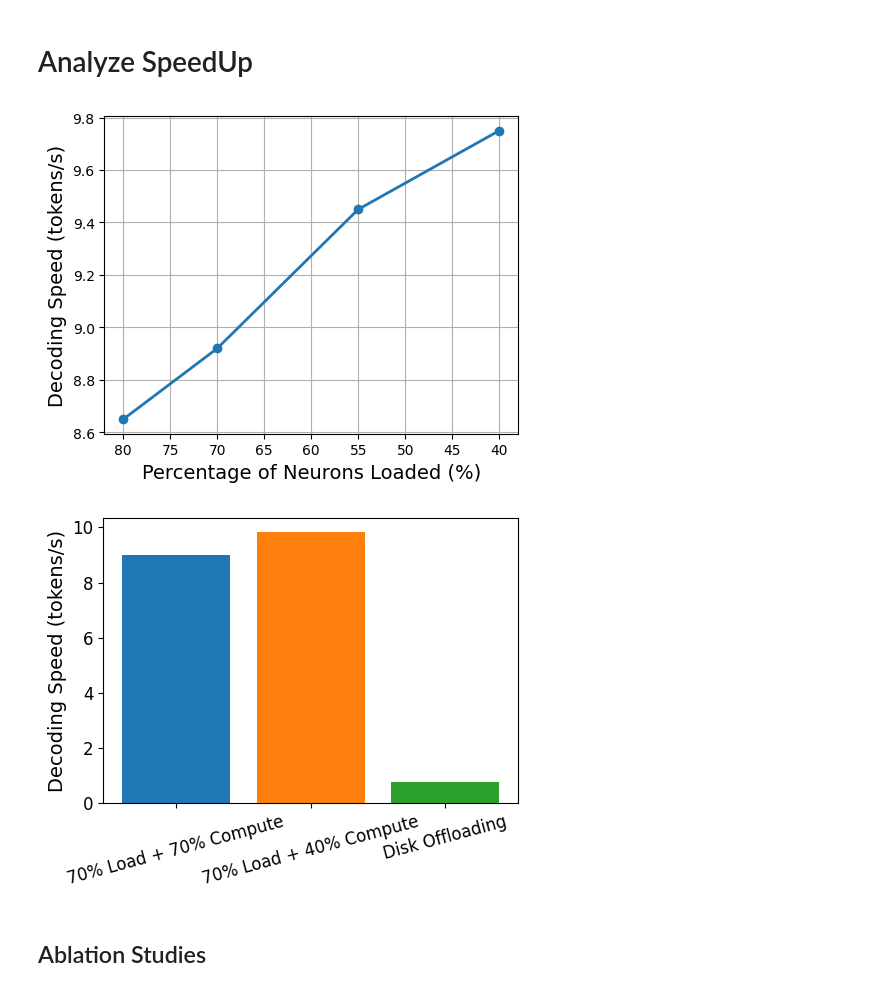
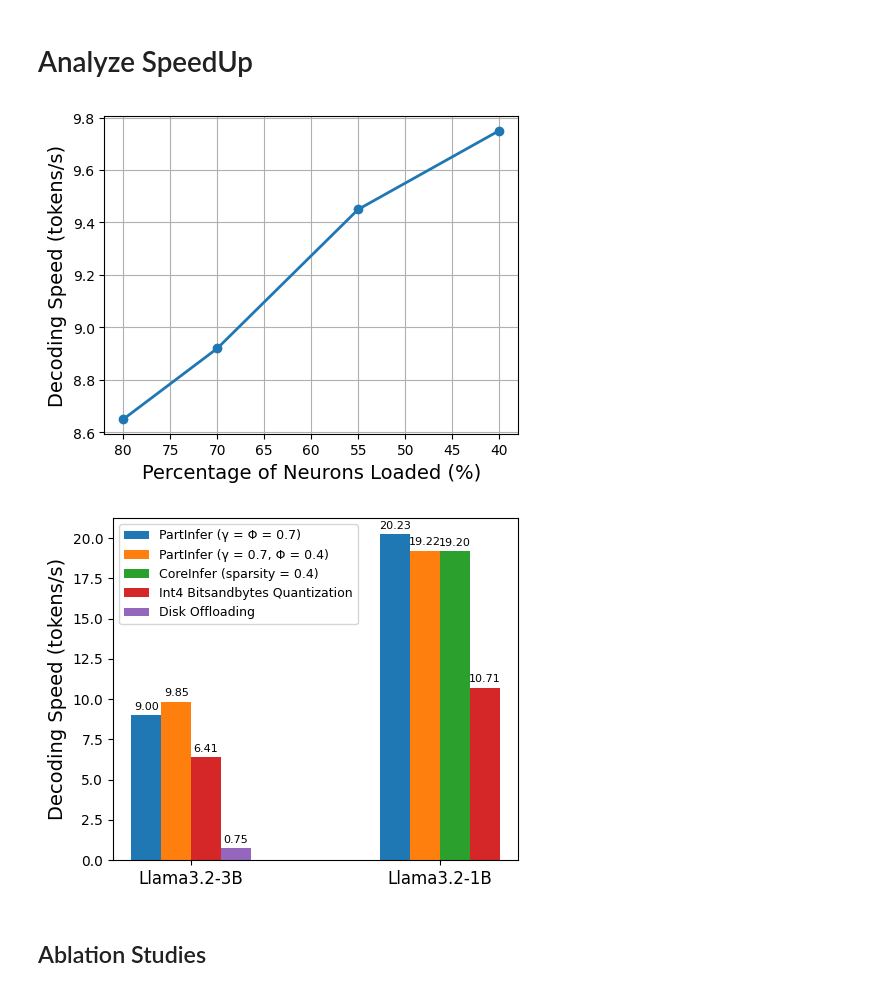
Before and after one commit to Huzifa1/PartInfer, a Jupyter notebook: results/analyze.ipynb, the cells around one changed output. Cells and saved outputs as stored; diff of their text form; code cells hidden in the pictures.

Commit message:
Add quantized llama3-3b & qwen2.5-3b

```diff
--- a/results/analyze.ipynb
+++ b/results/analyze.ipynb
@@ -174,42 +174,91 @@ for graph in graphs:
 # %% [markdown]
 # Analyze SpeedUp
 # %%
+from matplotlib.patches import Patch
 import matplotlib.pyplot as plt
+import numpy as np
 
 # ---------------- Graph 1: Partial Loading ----------------
 loading_perc = [80, 70, 55, 40]
 throughput_loading = [8.65, 8.92, 9.45, 9.75]
 
 plt.figure(figsize=(5,4))
 plt.plot(loading_perc, throughput_loading, marker='o', linewidth=2)
 plt.xlabel("Percentage of Neurons Loaded (%)", fontsize=14)
 plt.ylabel("Decoding Speed (tokens/s)", fontsize=14)
 # plt.title("Effect of Partial Loading on Decoding Speed")
 plt.grid(True)
 plt.gca().invert_xaxis()  # more intuitive: less loading → more speed
 plt.tight_layout()
 # plt.savefig("partial_loading.png", dpi=300)
 plt.show()
 
 # ---------------- Graph 2: Partial Computation ----------------
-methods = ["70% Load + 70% Compute", "70% Load + 40% Compute", "Disk Offloading"]
-throughput_comp = [9.0, 9.85, 0.75]
+methods = ["PartInfer (γ = Φ = 0.7)", "PartInfer (γ = 0.7, Φ = 0.4)",
+           "CoreInfer (sparsity = 0.4)", "Int4 Bitsandbytes Quantization", "Disk Offloading"]
 
-plt.figure(figsize=(5,4))
-bars = plt.bar(methods, throughput_comp, color=["#1f77b4", "#ff7f0e", "#2ca02c"])
+throughput_values = {
+    "Llama3.2-3B": [9.0, 9.85, None, 6.41, 0.75],
+    "Llama3.2-1B": [20.23, 19.22, 19.20, 10.71, None]
+}
 
+models = list(throughput_values.keys())
+n_models = len(models)
+n_methods = len(methods)
+
+bar_width = 0.12
+x = np.arange(n_models)
+
+# --- Custom colors ---
+colors = [
+    "#1f77b4",  # from user
+    "#ff7f0e",  # from user
+    "#2ca02c",  # from user
+    "#d62728",  # extra
+    "#9467bd"   # extra
+]
+
+patches = []
+
+plt.figure(figsize=(5, 4))
+
+for j, model in enumerate(models):
+
+    # Values for this model
+    vals = throughput_values[model]
+
+    # Valid bars (methods that have values)
+    valid_methods = [(i, vals[i]) for i in range(n_methods) if vals[i] is not None]
+    k = len(valid_methods)  # number of bars that actually exist
+
+    # Compute centered offsets only for valid bars
+    for idx, (method_index, val) in enumerate(valid_methods):
+        color = colors[method_index]
+
+        # Center the bars according to how many exist (k)
+        offset = x[j] + (idx - (k - 1)/2) * bar_width
+
+        # Draw bar
+        plt.bar(offset, val, bar_width, color=color)
+
+        # Add label
+        plt.text(offset, val + 0.2, f"{val:.2f}",
+                 ha='center', va='bottom', fontsize=8)
+
+# Create legend from colors/methods
+patches = [Patch(facecolor=colors[i], label=methods[i]) for i in range(n_methods)]
+
+plt.xticks(x, models, fontsize=12)
 plt.ylabel("Decoding Speed (tokens/s)", fontsize=14)
-plt.tick_params(axis='y', labelsize=12)
-plt.tick_params(axis='x', labelsize=12)
-plt.xticks(rotation=15)
-# plt.ylim(8, max(throughput_comp) + 0.2)
-# plt.title("Effect of Partial Computation on Decoding Speed")
+
+# Legend top-left, single column
+plt.legend(handles=patches, fontsize=9, loc="upper left", ncol=1)
+
 plt.tight_layout()
-# plt.savefig("partial_computation.png", dpi=300)
 plt.show()
 # %% [output]
 [figure]
-[figure, old version]
+[figure, new version]
 # %% [markdown]
 ## Ablation Studies
 # %%
```
Also changed, not shown: 12 other files.
